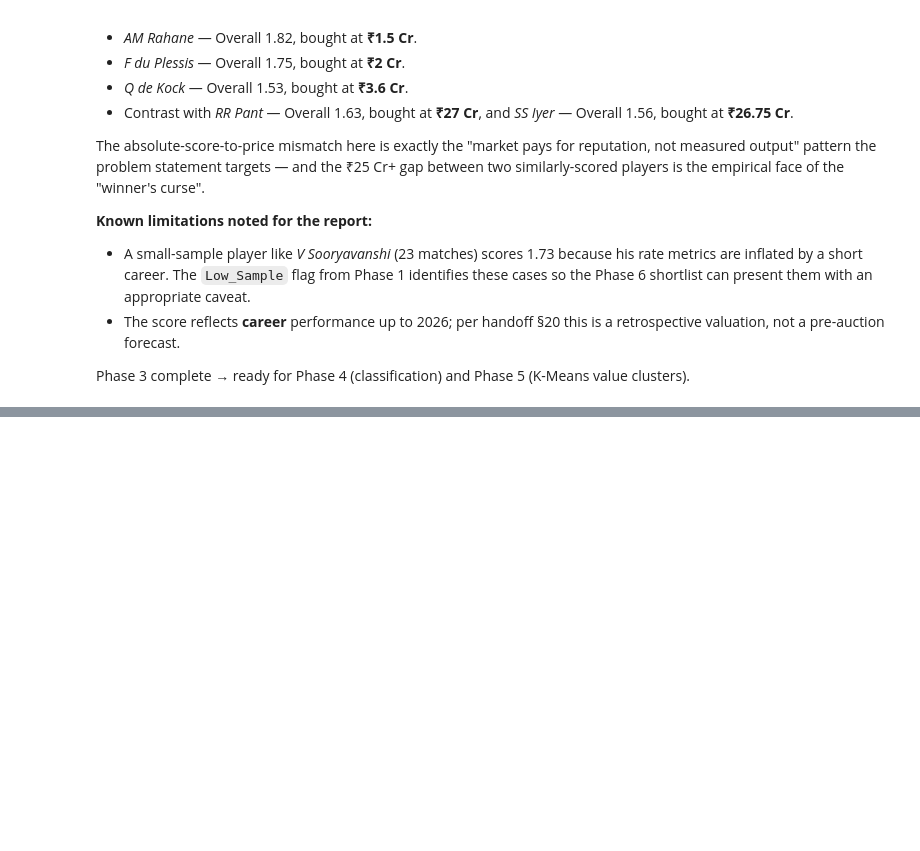
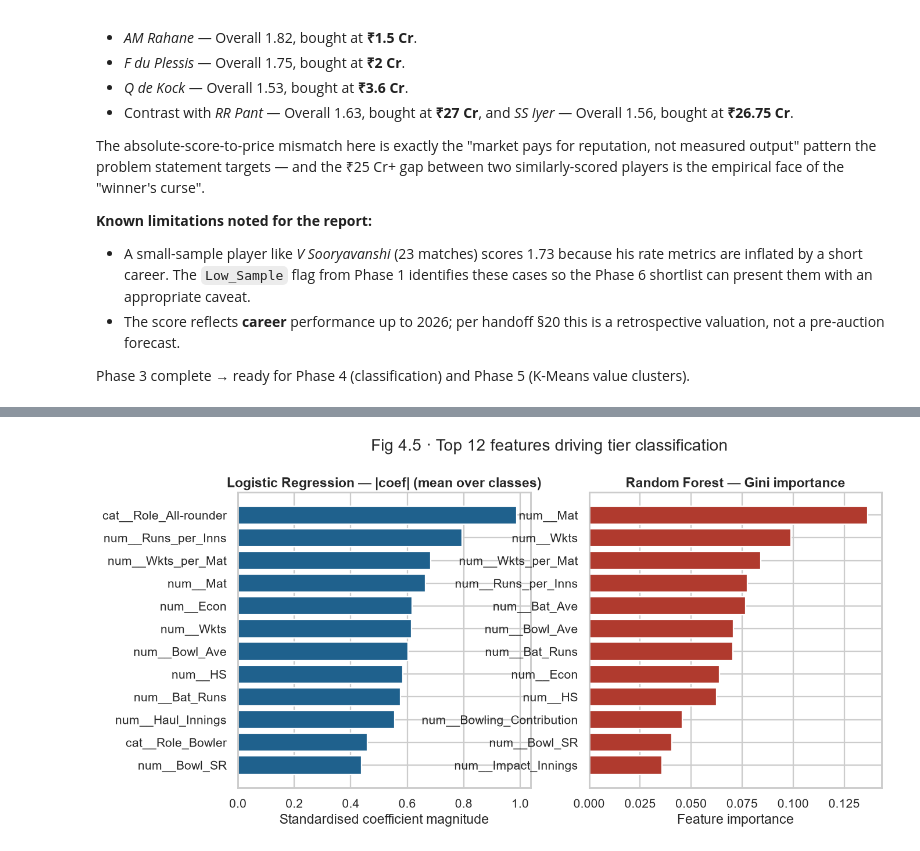
Before and after one commit to anusanth26/ipl-player-valuation, a Jupyter notebook: notebooks/analysis.ipynb, the cells around one changed output, grey strips where cells are left out. Cells and saved outputs as stored; diff of their text form; code cells hidden in the pictures; blank space fills up the shorter version.

```diff
--- a/notebooks/analysis.ipynb
+++ b/notebooks/analysis.ipynb
@@ -1459,0 +1738,39 @@ Phase 3 complete → ready for Phase 4 (classification) and Phase 5
+# %%
+lr_pipe = results_lr  # already fitted on the training set above
+lr_fitted_pre = lr_model.named_steps["preprocess"]
+rf_fitted_pre = rf_model.named_steps["preprocess"]
+
+feature_names = lr_fitted_pre.get_feature_names_out()
+
+lr_coefs = np.abs(lr_model.named_steps["clf"].coef_).mean(axis=0)
+lr_imp = (
+    pd.Series(lr_coefs, index=feature_names)
+      .sort_values(ascending=False)
+      .head(12)
+      .iloc[::-1]
+)
+
+rf_imp = (
+    pd.Series(
+        rf_model.named_steps["clf"].feature_importances_,
+        index=rf_fitted_pre.get_feature_names_out(),
+    )
+    .sort_values(ascending=False)
+    .head(12)
+    .iloc[::-1]
+)
+
+fig, axes = plt.subplots(1, 2, figsize=(13, 6))
+axes[0].barh(lr_imp.index, lr_imp.values, color="#1F618D")
+axes[0].set_title("Logistic Regression — |coef| (mean over classes)")
+axes[0].set_xlabel("Standardised coefficient magnitude")
+
+axes[1].barh(rf_imp.index, rf_imp.values, color="#B03A2E")
+axes[1].set_title("Random Forest — Gini importance")
+axes[1].set_xlabel("Feature importance")
+
+fig.suptitle("Fig 4.5 · Top 12 features driving tier classification", y=1.02)
+save_fig(fig, "4_5_feature_importance")
+plt.show()
+# %% [output]
+[figure, added]
```
Also changed, not shown: parts of 11 cells of this notebook, 2 other files.
